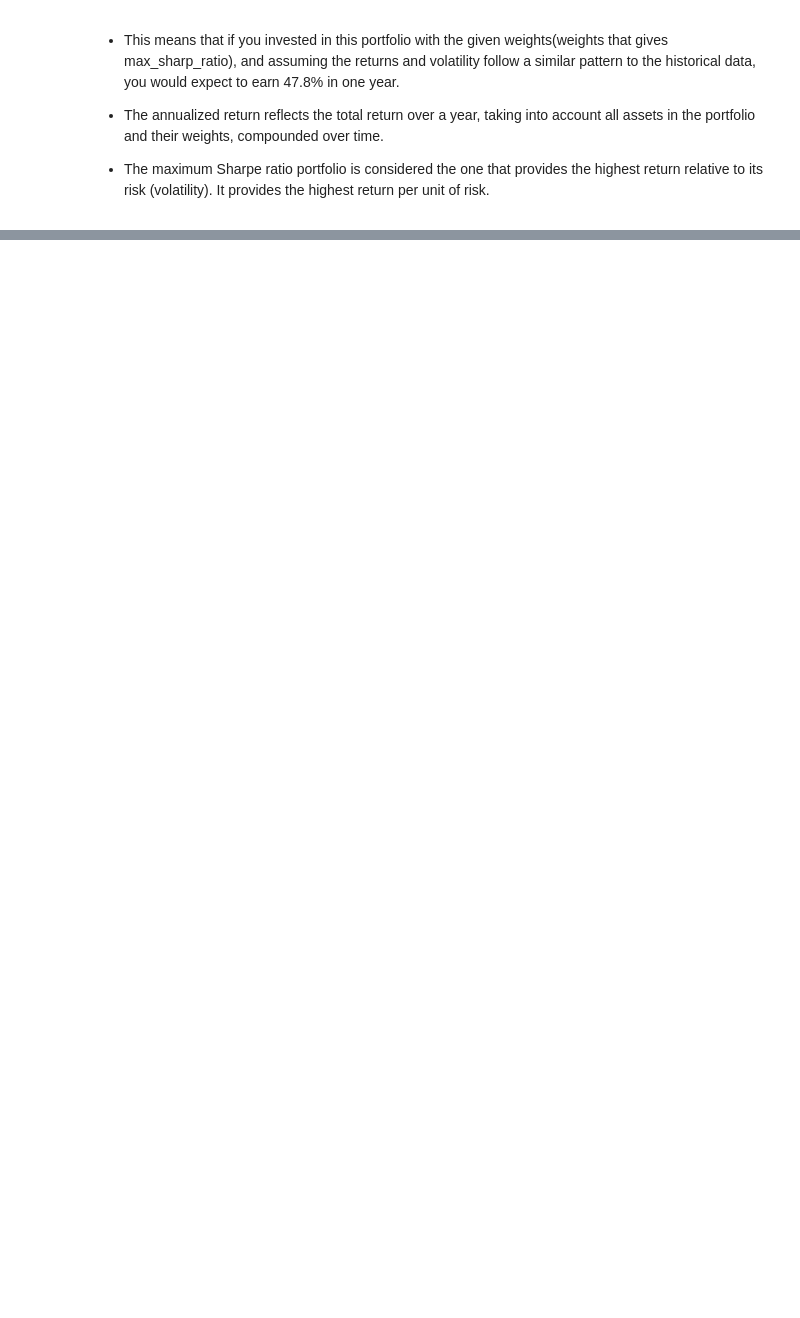
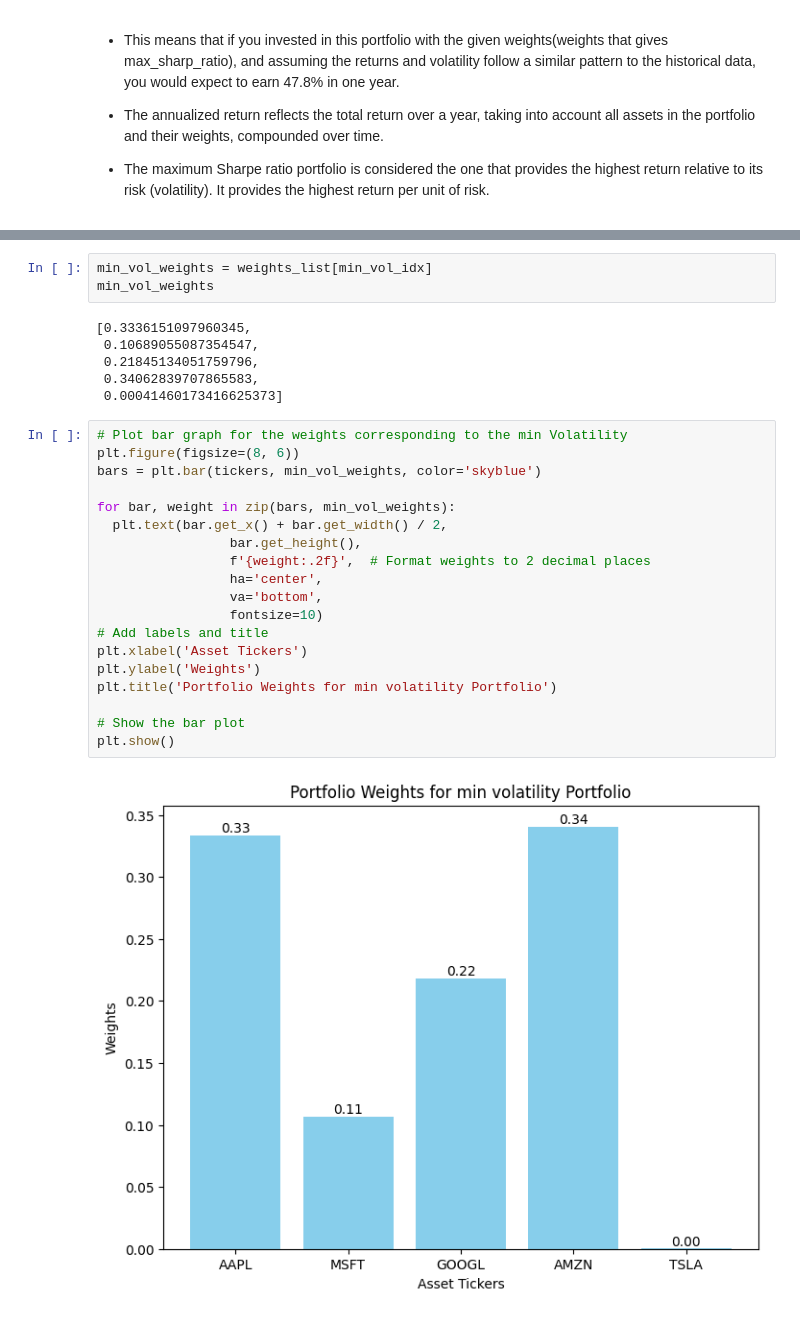
Before and after one commit to IndupamaH/Portfolio-Management-, a Jupyter notebook: portfolio_management_MonteCarlo.ipynb, the cells around one changed output, grey strips where cells are left out. Drawn from its saved outputs; the diff is of its cells as text; blank space fills up the shorter version.

```diff
--- a/portfolio_management_MonteCarlo.ipynb
+++ b/portfolio_management_MonteCarlo.ipynb
@@ -146,0 +160,30 @@ plt.show()
+# %%
+min_vol_weights = weights_list[min_vol_idx]
+min_vol_weights
+# %% [output]
+[0.3336151097960345,
+ 0.10689055087354547,
+ 0.21845134051759796,
+ 0.34062839707865583,
+ 0.00041460173416625373]
+# %%
+# Plot bar graph for the weights corresponding to the min Volatility
+plt.figure(figsize=(8, 6))
+bars = plt.bar(tickers, min_vol_weights, color='skyblue')
+
+for bar, weight in zip(bars, min_vol_weights):
+  plt.text(bar.get_x() + bar.get_width() / 2,
+                 bar.get_height(),
+                 f'{weight:.2f}',  # Format weights to 2 decimal places
+                 ha='center',
+                 va='bottom',
+                 fontsize=10)
+# Add labels and title
+plt.xlabel('Asset Tickers')
+plt.ylabel('Weights')
+plt.title('Portfolio Weights for min volatility Portfolio')
+
+# Show the bar plot
+plt.show()
+# %% [output]
+[figure, added]
```
Also changed, not shown: parts of 5 cells of this notebook.
